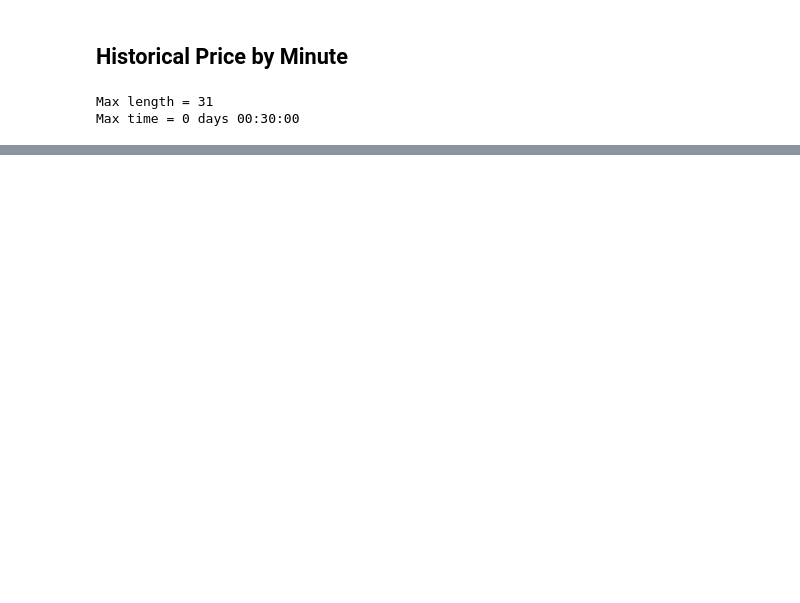
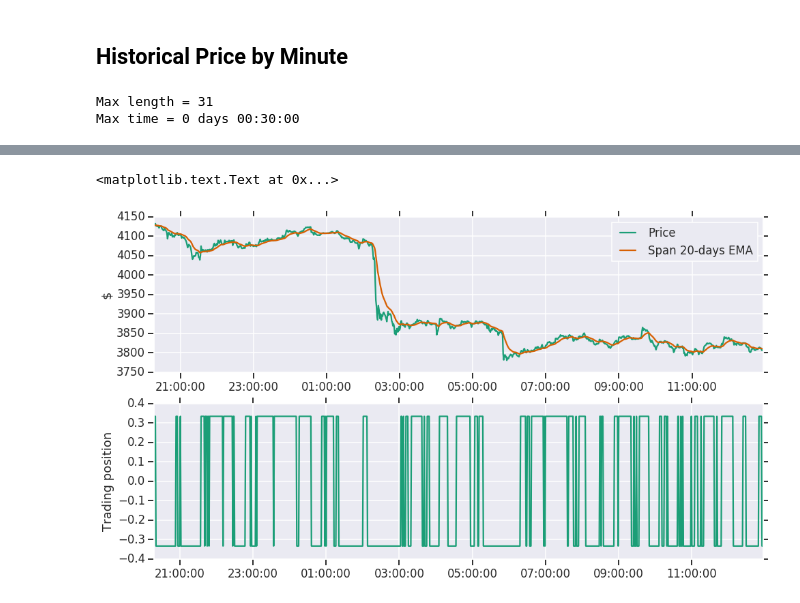
Before and after one commit to ostapkharysh/CryptoTradingBot, a Jupyter notebook: CryptoDataMiner.ipynb, the cells around one changed output, grey strips where cells are left out. Cells and saved outputs as stored; diff of their text form; code cells hidden in the pictures; blank space fills up the shorter version.

```diff
--- a/CryptoDataMiner.ipynb
+++ b/CryptoDataMiner.ipynb
@@ -76,0 +144,4 @@ plt.show()
+# %%
+# Taking the difference between the prices and the EMA timeseries
+trading_positions_raw = df - ema_short
+trading_positions_raw.tail()
@@ -76,0 +155,4 @@ plt.show()
+# %%
+# Taking the sign of the difference to determine whether the price or the EMA is greater and then multiplying by 1/3
+trading_positions = trading_positions_raw.apply(np.sign) * 1/3
+trading_positions.tail()
@@ -76,0 +166,18 @@ plt.show()
+# %%
+# Lagging our trading signals by one day.
+trading_positions_final = trading_positions.shift(1)
+# %%
+fig, (ax1, ax2) = plt.subplots(2, 1, figsize=(16,9))
+
+ax1.plot(date_df.timestamp, df.close, label='Price')
+ax1.plot(date_df.timestamp, ema_short, label = 'Span 20-days EMA')
+
+ax1.set_ylabel('$')
+ax1.legend(loc='best')
+
+ax2.plot(date_df.timestamp, trading_positions_final, label='Trading position')
+
+ax2.set_ylabel('Trading position')
+# %% [output]
+<matplotlib.text.Text at 0x...>
+[figure, added]
```
Also changed, not shown: parts of 23 cells of this notebook, 1 other file.
